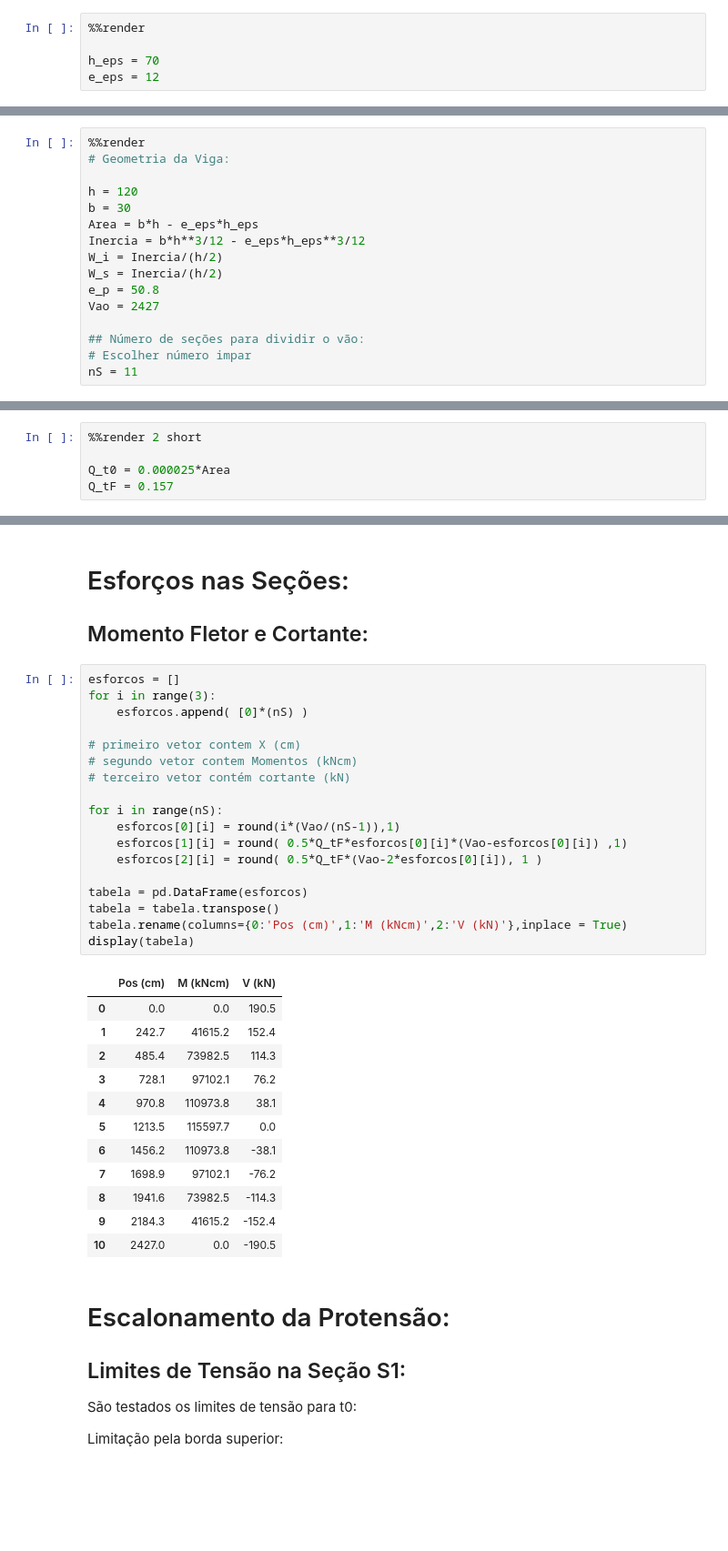
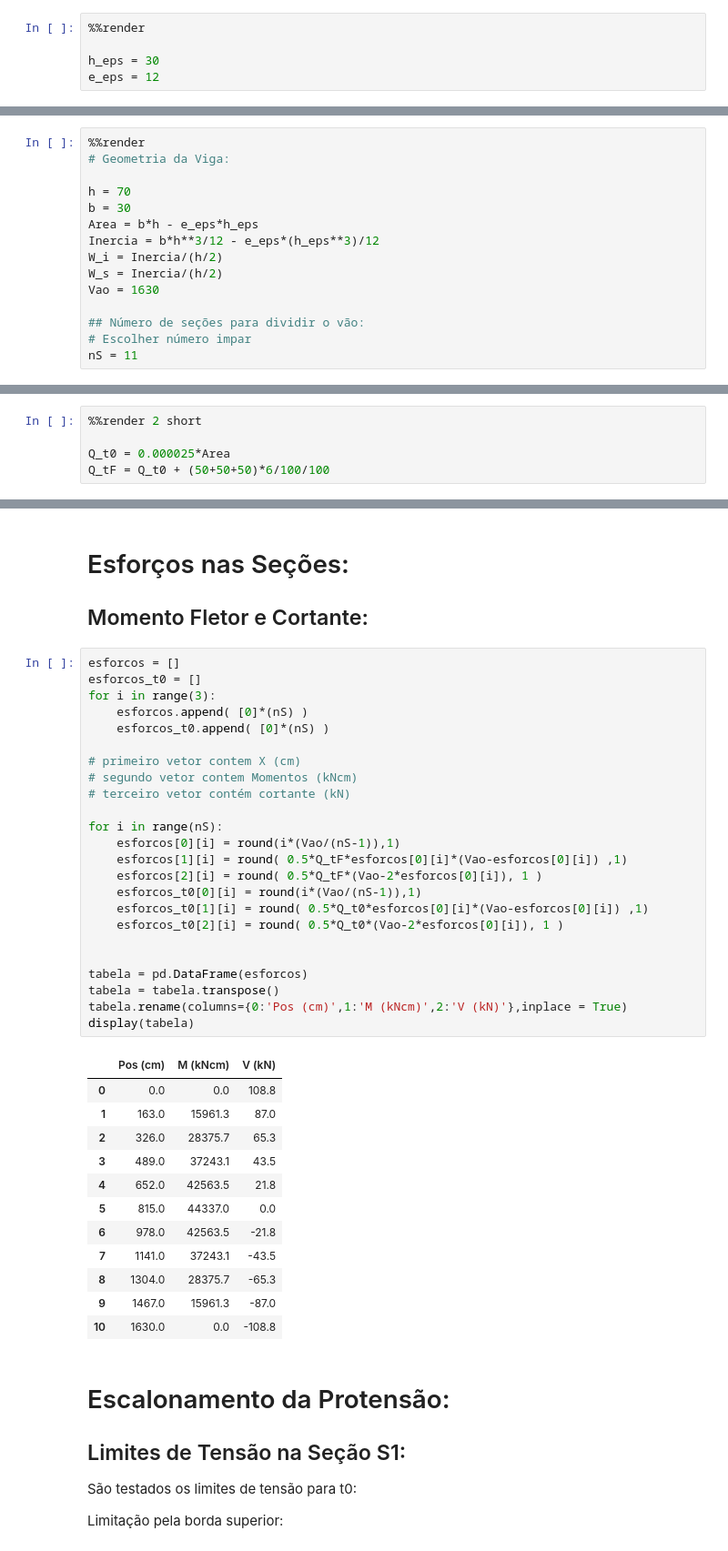
Before and after one commit to GarciaGabe/eng, a Jupyter notebook: Viga Protendida.ipynb, the cells around one changed output, grey strips where cells are left out. Shown at 91% size. Drawn from its saved outputs; the diff is of its cells as text; blank space fills up the shorter version.

```diff
--- a/Viga Protendida.ipynb
+++ b/Viga Protendida.ipynb
@@ -41,7 +27,7 @@ pi = 3.141592653
 # %%
 %%render
 
-h_eps = 70
+h_eps = 30
 e_eps = 12
 # %% [output]
 \[
@@ -57,14 +43,13 @@ e_{eps} &= 12 \;
 %%render
 # Geometria da Viga:
 
-h = 120
+h = 70
 b = 30
 Area = b*h - e_eps*h_eps
-Inercia = b*h**3/12 - e_eps*h_eps**3/12
+Inercia = b*h**3/12 - e_eps*(h_eps**3)/12
 W_i = Inercia/(h/2)
 W_s = Inercia/(h/2)
-e_p = 50.8
-Vao = 2427
+Vao = 1630
 
 ## Número de seções para dividir o vão:
 # Escolher número impar
@@ -163,7 +146,7 @@ f_{yd} &= \frac{ f_{yk} }{ 1.15 }  = \frac{ 50 }{ 1.15 } &= 43.48
 %%render 2 short
 
 Q_t0 = 0.000025*Area
-Q_tF = 0.157
+Q_tF = Q_t0 + (50+50+50)*6/100/100
 # %% [output]
 \[
 \begin{aligned}
@@ -357,35 +343,41 @@ l_{p} &= \left( \left( h \right) ^{ 2 } + \left( 0.6 \cdot l_{bpt} \right) ^{ 2
 ## Momento Fletor e Cortante:
 # %%
 esforcos = []
+esforcos_t0 = []
 for i in range(3):
     esforcos.append( [0]*(nS) )
+    esforcos_t0.append( [0]*(nS) )
 
 # primeiro vetor contem X (cm)
 # segundo vetor contem Momentos (kNcm)
 # terceiro vetor contém cortante (kN)
 
 for i in range(nS):
     esforcos[0][i] = round(i*(Vao/(nS-1)),1)
     esforcos[1][i] = round( 0.5*Q_tF*esforcos[0][i]*(Vao-esforcos[0][i]) ,1)
     esforcos[2][i] = round( 0.5*Q_tF*(Vao-2*esforcos[0][i]), 1 )
+    esforcos_t0[0][i] = round(i*(Vao/(nS-1)),1)
+    esforcos_t0[1][i] = round( 0.5*Q_t0*esforcos[0][i]*(Vao-esforcos[0][i]) ,1)
+    esforcos_t0[2][i] = round( 0.5*Q_t0*(Vao-2*esforcos[0][i]), 1 )
+
 
 tabela = pd.DataFrame(esforcos)
 tabela = tabela.transpose()
 tabela.rename(columns={0:'Pos (cm)',1:'M (kNcm)',2:'V (kN)'},inplace = True)
 display(tabela)
 # %% [output]
 |  | Pos (cm) | M (kNcm) | V (kN) |
-| 0 | 0.0 | 0.0 | 190.5 |
-| 1 | 242.7 | 41615.2 | 152.4 |
-| 2 | 485.4 | 73982.5 | 114.3 |
-| 3 | 728.1 | 97102.1 | 76.2 |
-| 4 | 970.8 | 110973.8 | 38.1 |
-| 5 | 1213.5 | 115597.7 | 0.0 |
-| 6 | 1456.2 | 110973.8 | -38.1 |
-| 7 | 1698.9 | 97102.1 | -76.2 |
-| 8 | 1941.6 | 73982.5 | -114.3 |
-| 9 | 2184.3 | 41615.2 | -152.4 |
-| 10 | 2427.0 | 0.0 | -190.5 |
+| 0 | 0.0 | 0.0 | 108.8 |
+| 1 | 163.0 | 15961.3 | 87.0 |
+| 2 | 326.0 | 28375.7 | 65.3 |
+| 3 | 489.0 | 37243.1 | 43.5 |
+| 4 | 652.0 | 42563.5 | 21.8 |
+| 5 | 815.0 | 44337.0 | 0.0 |
+| 6 | 978.0 | 42563.5 | -21.8 |
+| 7 | 1141.0 | 37243.1 | -43.5 |
+| 8 | 1304.0 | 28375.7 | -65.3 |
+| 9 | 1467.0 | 15961.3 | -87.0 |
+| 10 | 1630.0 | 0.0 | -108.8 |
 # %% [markdown]
 # Escalonamento da Protensão:
 
```
Also changed, not shown: parts of 31 cells of this notebook, 2 other files.
